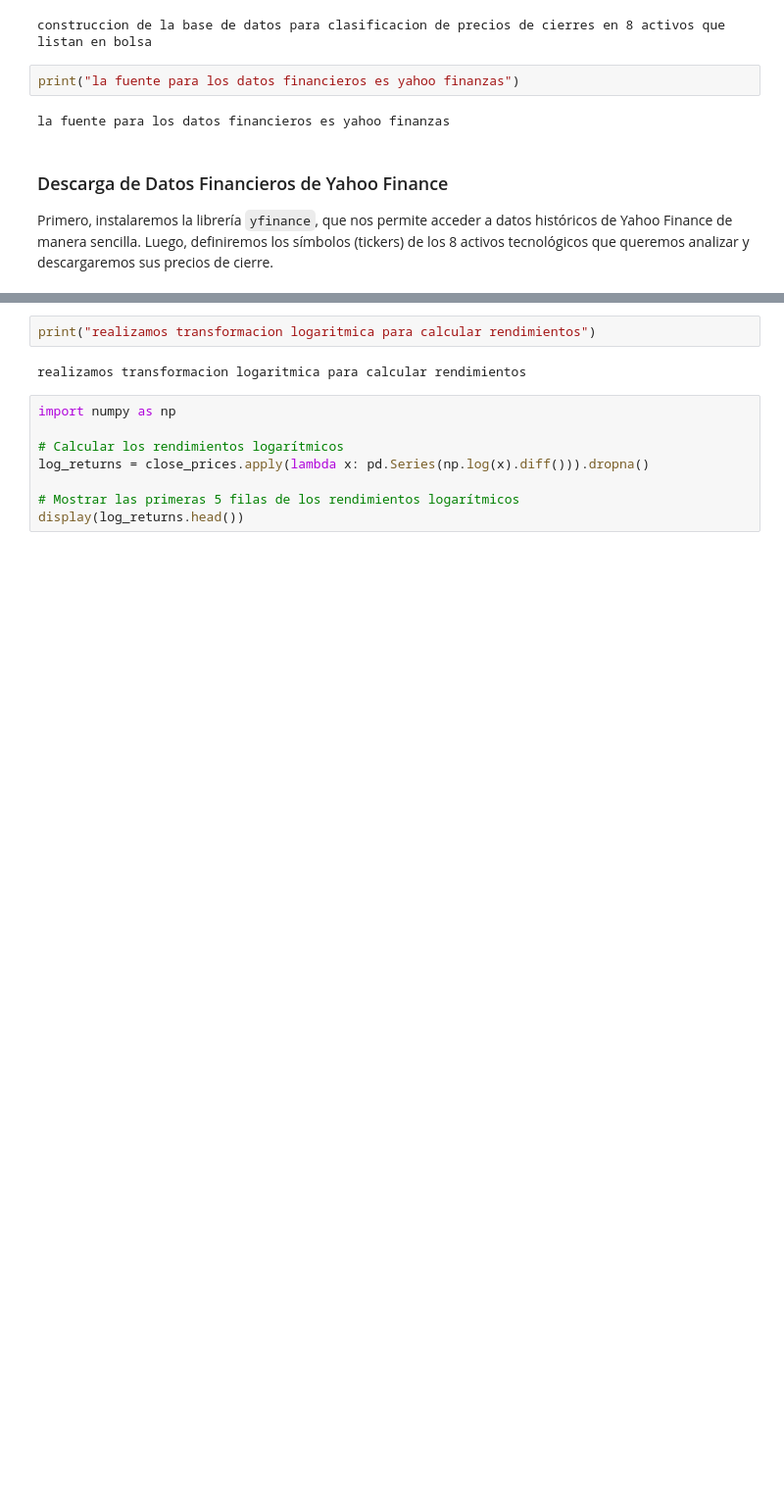
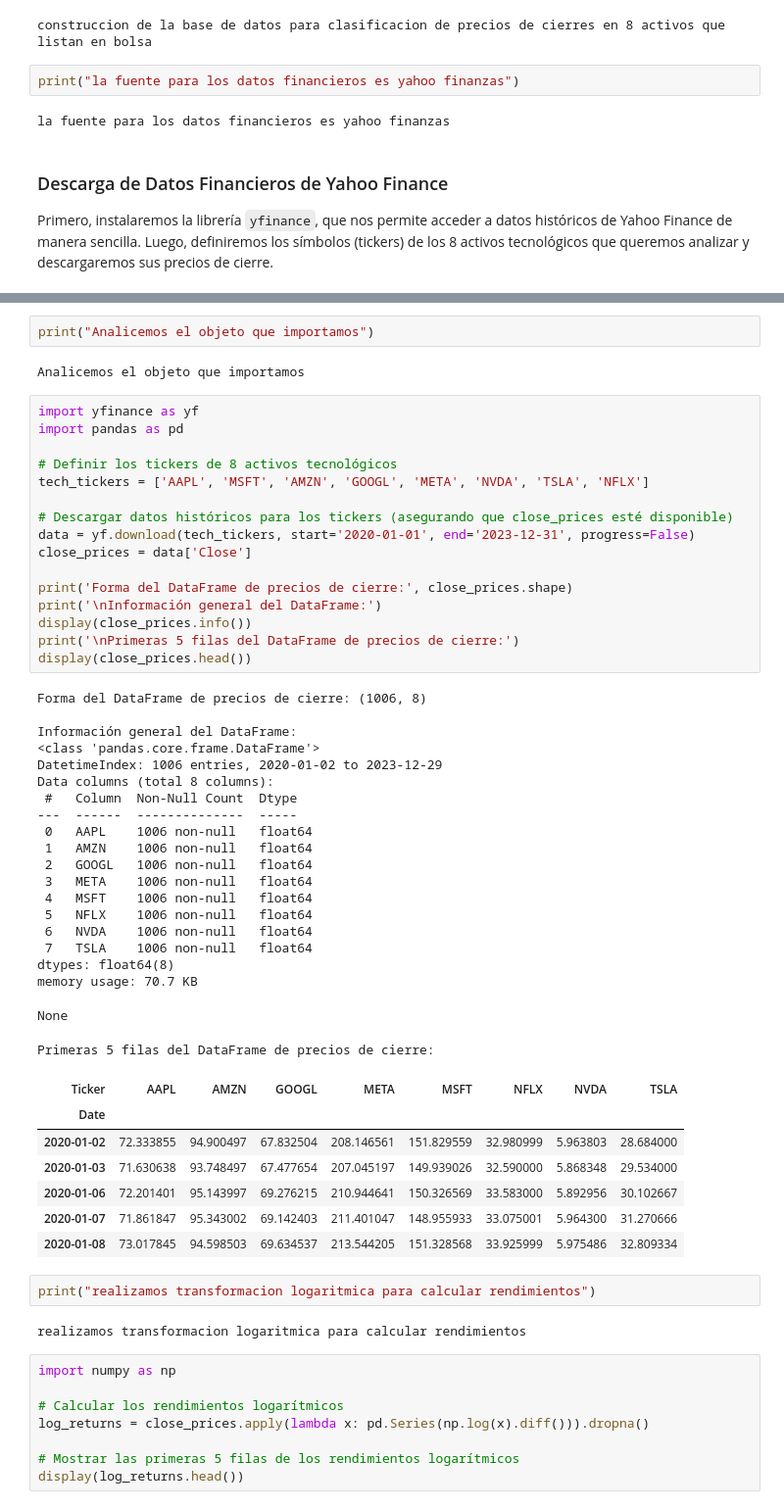
Before and after one commit to mcabeza-gif/Modelado-de-Datos, a Jupyter notebook: modelado_de_datos_.ipynb, the cells around one changed output, grey strips where cells are left out. Shown at 98% size. Cells and saved outputs as stored; diff of their text form; blank space fills up the shorter version.

```diff
--- a/modelado_de_datos_.ipynb
+++ b/modelado_de_datos_.ipynb
@@ -61,3 +89,51 @@ display(close_prices.head())
+# %%
+print("Analicemos el objeto que importamos")
+# %% [output]
+Analicemos el objeto que importamos
+# %%
+import yfinance as yf
+import pandas as pd
+
+# Definir los tickers de 8 activos tecnológicos
+tech_tickers = ['AAPL', 'MSFT', 'AMZN', 'GOOGL', 'META', 'NVDA', 'TSLA', 'NFLX']
+
+# Descargar datos históricos para los tickers (asegurando que close_prices esté disponible)
+data = yf.download(tech_tickers, start='2020-01-01', end='2023-12-31', progress=False)
+close_prices = data['Close']
+
+print('Forma del DataFrame de precios de cierre:', close_prices.shape)
+print('\nInformación general del DataFrame:')
+display(close_prices.info())
+print('\nPrimeras 5 filas del DataFrame de precios de cierre:')
+display(close_prices.head())
+# %% [output]
+Forma del DataFrame de precios de cierre: (1006, 8)
+
+Información general del DataFrame:
+<class 'pandas.core.frame.DataFrame'>
+DatetimeIndex: 1006 entries, 2020-01-02 to 2023-12-29
+Data columns (total 8 columns):
+ #   Column  Non-Null Count  Dtype
+---  ------  --------------  -----
+ 0   AAPL    1006 non-null   float64
+ 1   AMZN    1006 non-null   float64
+ 2   GOOGL   1006 non-null   float64
+ 3   META    1006 non-null   float64
+ 4   MSFT    1006 non-null   float64
+ 5   NFLX    1006 non-null   float64
+ 6   NVDA    1006 non-null   float64
+ 7   TSLA    1006 non-null   float64
+dtypes: float64(8)
+memory usage: 70.7 KB
+None
+Primeras 5 filas del DataFrame de precios de cierre:
+| Ticker | AAPL | AMZN | GOOGL | META | MSFT | NFLX | NVDA | TSLA |
+| Date |  |  |  |  |  |  |  |  |
+| 2020-01-02 | 72.333855 | 94.900497 | 67.832504 | 208.146561 | 151.829559 | 32.980999 | 5.963803 | 28.684000 |
+| 2020-01-03 | 71.630638 | 93.748497 | 67.477654 | 207.045197 | 149.939026 | 32.590000 | 5.868348 | 29.534000 |
+| 2020-01-06 | 72.201401 | 95.143997 | 69.276215 | 210.944641 | 150.326569 | 33.583000 | 5.892956 | 30.102667 |
+| 2020-01-07 | 71.861847 | 95.343002 | 69.142403 | 211.401047 | 148.955933 | 33.075001 | 5.964300 | 31.270666 |
+| 2020-01-08 | 73.017845 | 94.598503 | 69.634537 | 213.544205 | 151.328568 | 33.925999 | 5.975486 | 32.809334 |
 # %%
 print("realizamos transformacion logaritmica para calcular rendimientos")
 # %% [output]
```
Also changed, not shown: parts of 11 cells of this notebook.
